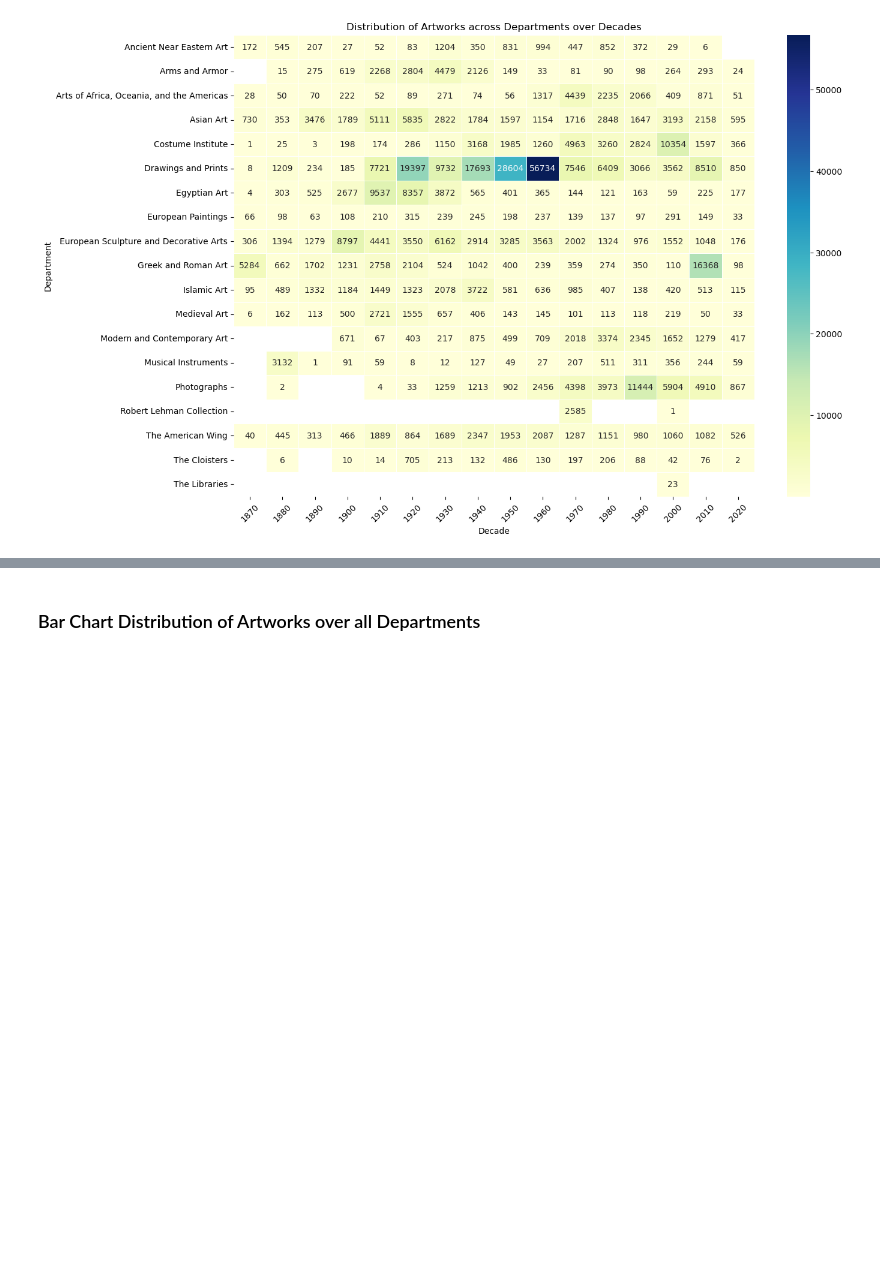
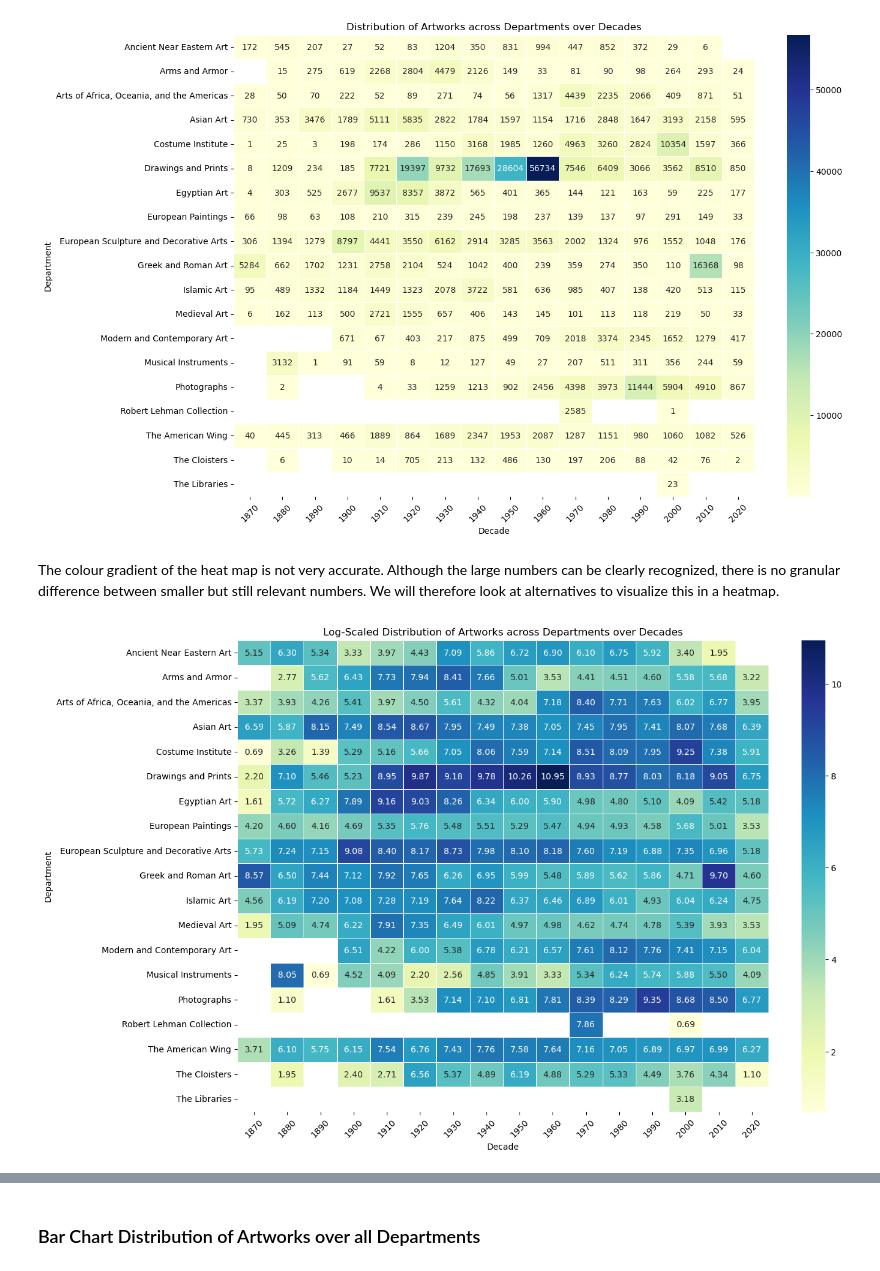
Before and after one commit to len-rtz/DS_Data_Visualization_2024_Lena_P, a Jupyter notebook: DS_Data_Visualization_2024_Lena_P.ipynb, the cells around one changed output, grey strips where cells are left out. Drawn from its saved outputs; the diff is of its cells as text; code cells hidden in the pictures; blank space fills up the shorter version.

```diff
--- a/DS_Data_Visualization_2024_Lena_P.ipynb
+++ b/DS_Data_Visualization_2024_Lena_P.ipynb
@@ -84,3 +84,23 @@ plt.ylabel('Department')
 plt.show()
 # %% [output]
 [figure]
+# %% [markdown]
+The colour gradient of the heat map is not very accurate. Although the large numbers can be clearly recognized, there is no granular difference between smaller but still relevant numbers. We will therefore look at alternatives to visualize this in a heatmap.
+# %%
+import numpy as np
+
+# Transform data using logarithm (log1p is used to avoid issues with log(0))
+heatmap_data_log = np.log1p(heatmap_data)
+
+# Plot heatmap with logarithmic scale
+plt.figure(figsize=(14, 10))
+sns.heatmap(heatmap_data_log, cmap='YlGnBu', annot=True, fmt='.2f', linewidths=.5)
+
+# Adjust x-axis ticks to show decades as integers
+plt.xticks(rotation=45)
+plt.title('Log-Scaled Distribution of Artworks across Departments over Decades')
+plt.xlabel('Decade')
+plt.ylabel('Department')
+plt.show()
+# %% [output]
+[figure, added]
```
Also changed, not shown: parts of 7 cells of this notebook.
